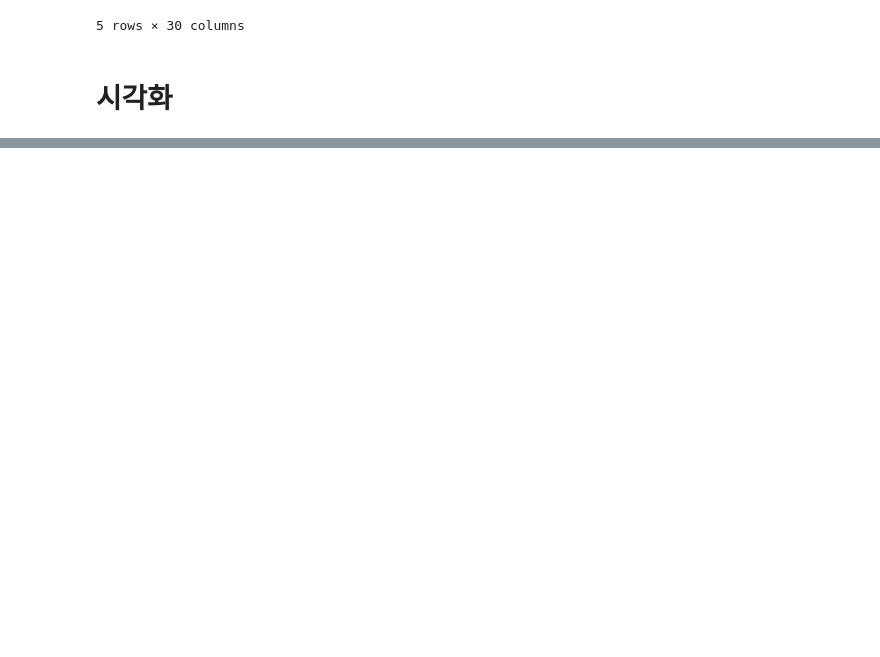
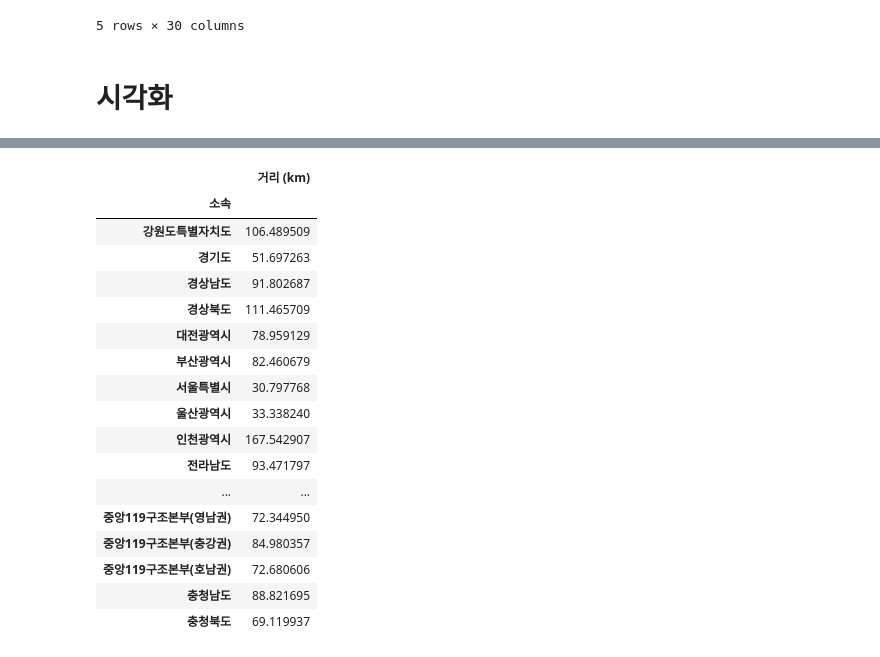
Before and after one commit to stripe2933/20251R0136COSE47101, a Jupyter notebook: 2021170973/산불최근접소방항공대.ipynb, the cells around one changed output, grey strips where cells are left out. Saved outputs shown, nothing was run; the diff lists cells and outputs as text; code cells hidden in the pictures; blank space fills up the shorter version.

```diff
--- a/2021170973/산불최근접소방항공대.ipynb
+++ b/2021170973/산불최근접소방항공대.ipynb
@@ -95,0 +120,21 @@ Text(0.5, 1.0, 'Wildfire Locations and Closest Helicopters')
+# %%
+grouped.max()
+# %% [output]
+|  | 거리 (km) |
+| 소속 |  |
+| 강원도특별자치도 | 106.489509 |
+| 경기도 | 51.697263 |
+| 경상남도 | 91.802687 |
+| 경상북도 | 111.465709 |
+| 대전광역시 | 78.959129 |
+| 부산광역시 | 82.460679 |
+| 서울특별시 | 30.797768 |
+| 울산광역시 | 33.338240 |
+| 인천광역시 | 167.542907 |
+| 전라남도 | 93.471797 |
+| ... | ... |
+| 중앙119구조본부(영남권) | 72.344950 |
+| 중앙119구조본부(충강권) | 84.980357 |
+| 중앙119구조본부(호남권) | 72.680606 |
+| 충청남도 | 88.821695 |
+| 충청북도 | 69.119937 |
```
Also changed, not shown: parts of 3 cells of this notebook.
